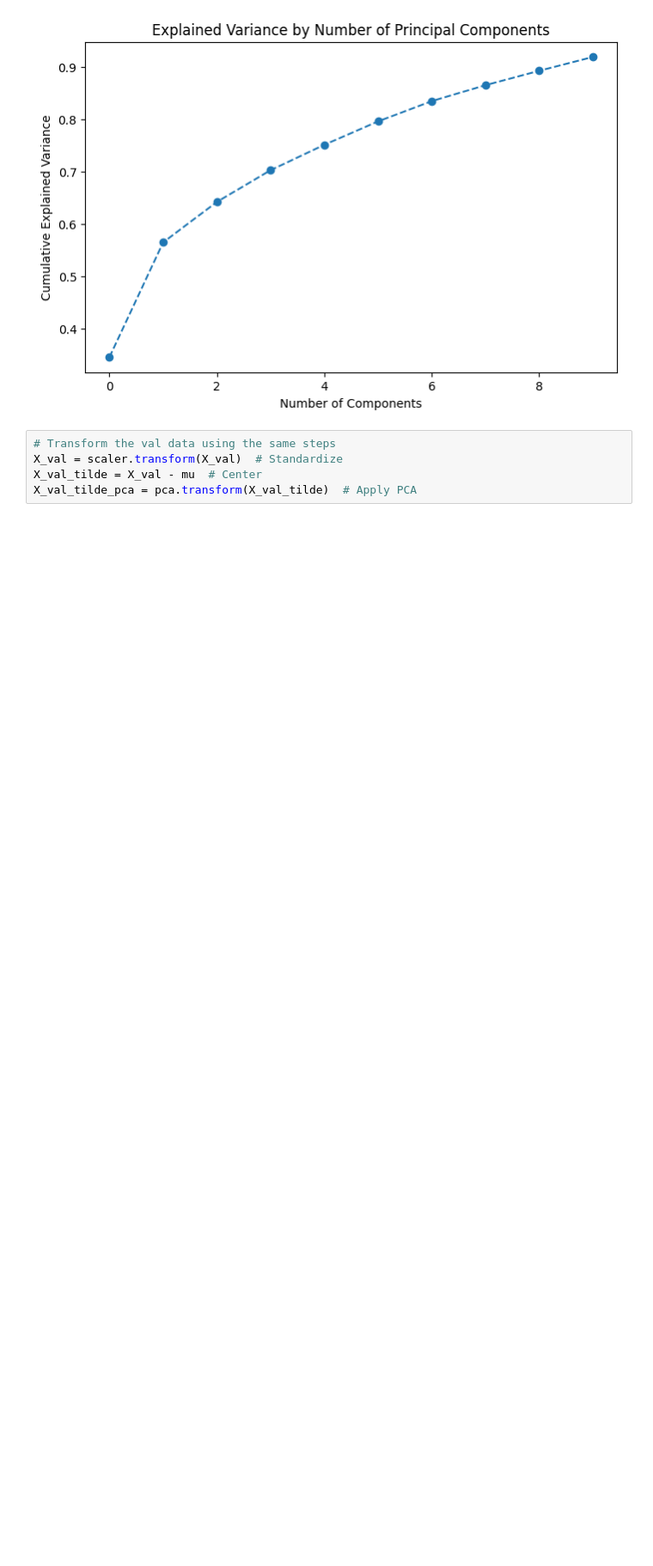
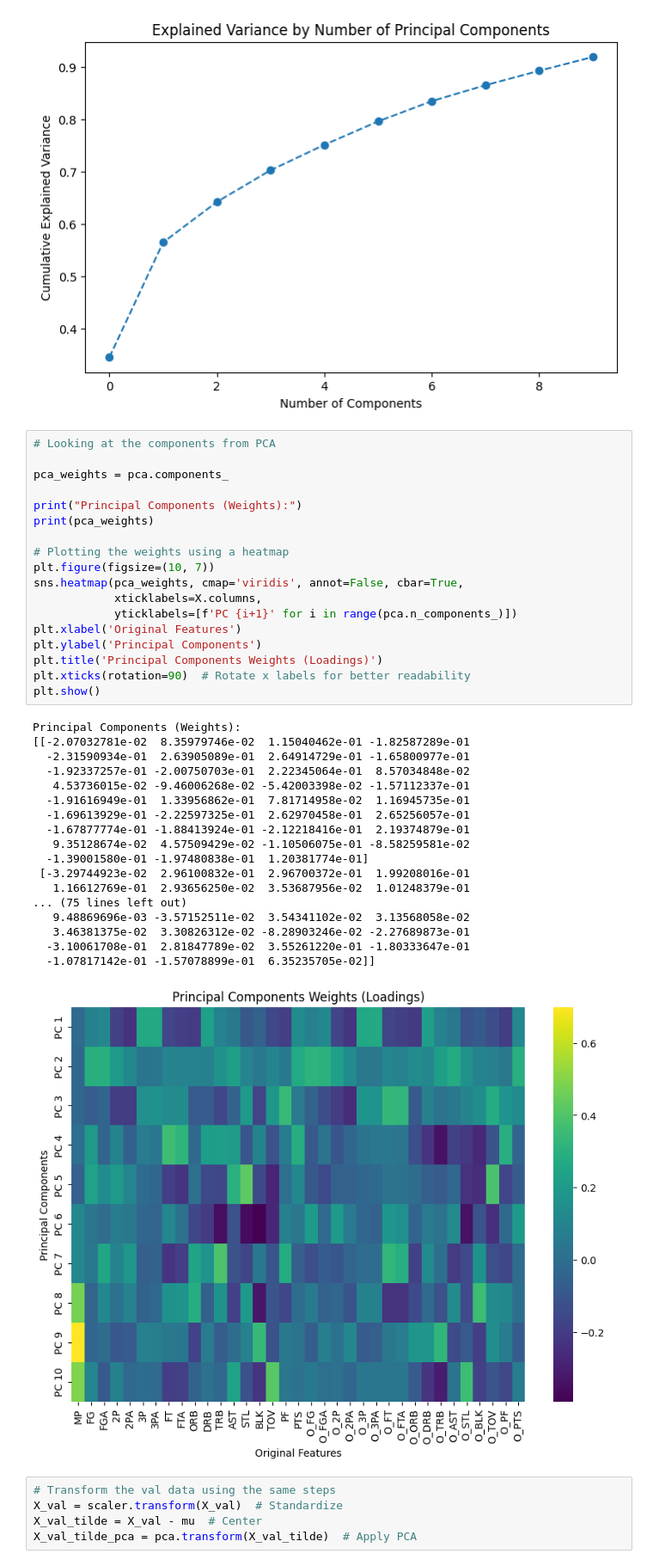
Before and after one commit to ChinmayVar/FinalProject156, a Jupyter notebook: final_proj.ipynb, the cells around one changed output. Shown: that part at 86% size. Drawn from its saved outputs; the diff is of its cells as text; blank space fills up the shorter version.

Commit message:
pca loadings

```diff
--- a/final_proj.ipynb
+++ b/final_proj.ipynb
@@ -145,6 +145,43 @@ plt.title('Explained Variance by Number of Principal Components')
 plt.show()
 # %% [output]
 [figure]
+# %%
+# Looking at the components from PCA
+
+pca_weights = pca.components_
+
+print("Principal Components (Weights):")
+print(pca_weights)
+
+# Plotting the weights using a heatmap
+plt.figure(figsize=(10, 7))
+sns.heatmap(pca_weights, cmap='viridis', annot=False, cbar=True,
+            xticklabels=X.columns,
+            yticklabels=[f'PC {i+1}' for i in range(pca.n_components_)])
+plt.xlabel('Original Features')
+plt.ylabel('Principal Components')
+plt.title('Principal Components Weights (Loadings)')
+plt.xticks(rotation=90)  # Rotate x labels for better readability
+plt.show()
+# %% [output]
+Principal Components (Weights):
+[[-2.07032781e-02  8.35979746e-02  1.15040462e-01 -1.82587289e-01
+  -2.31590934e-01  2.63905089e-01  2.64914729e-01 -1.65800977e-01
+  -1.92337257e-01 -2.00750703e-01  2.22345064e-01  8.57034848e-02
+   4.53736015e-02 -9.46006268e-02 -5.42003398e-02 -1.57112337e-01
+  -1.91616949e-01  1.33956862e-01  7.81714958e-02  1.16945735e-01
+  -1.69613929e-01 -2.22597325e-01  2.62970458e-01  2.65256057e-01
+  -1.67877774e-01 -1.88413924e-01 -2.12218416e-01  2.19374879e-01
+   9.35128674e-02  4.57509429e-02 -1.10506075e-01 -8.58259581e-02
+  -1.39001580e-01 -1.97480838e-01  1.20381774e-01]
+ [-3.29744923e-02  2.96100832e-01  2.96700372e-01  1.99208016e-01
+   1.16612769e-01  2.93656250e-02  3.53687956e-02  1.01248379e-01
+... (75 lines left out)
+   9.48869696e-03 -3.57152511e-02  3.54341102e-02  3.13568058e-02
+   3.46381375e-02  3.30826312e-02 -8.28903246e-02 -2.27689873e-01
+  -3.10061708e-01  2.81847789e-02  3.55261220e-01 -1.80333647e-01
+  -1.07817142e-01 -1.57078899e-01  6.35235705e-02]]
+[figure, added]
 # %%
 # Transform the val data using the same steps
 X_val = scaler.transform(X_val)  # Standardize
```
